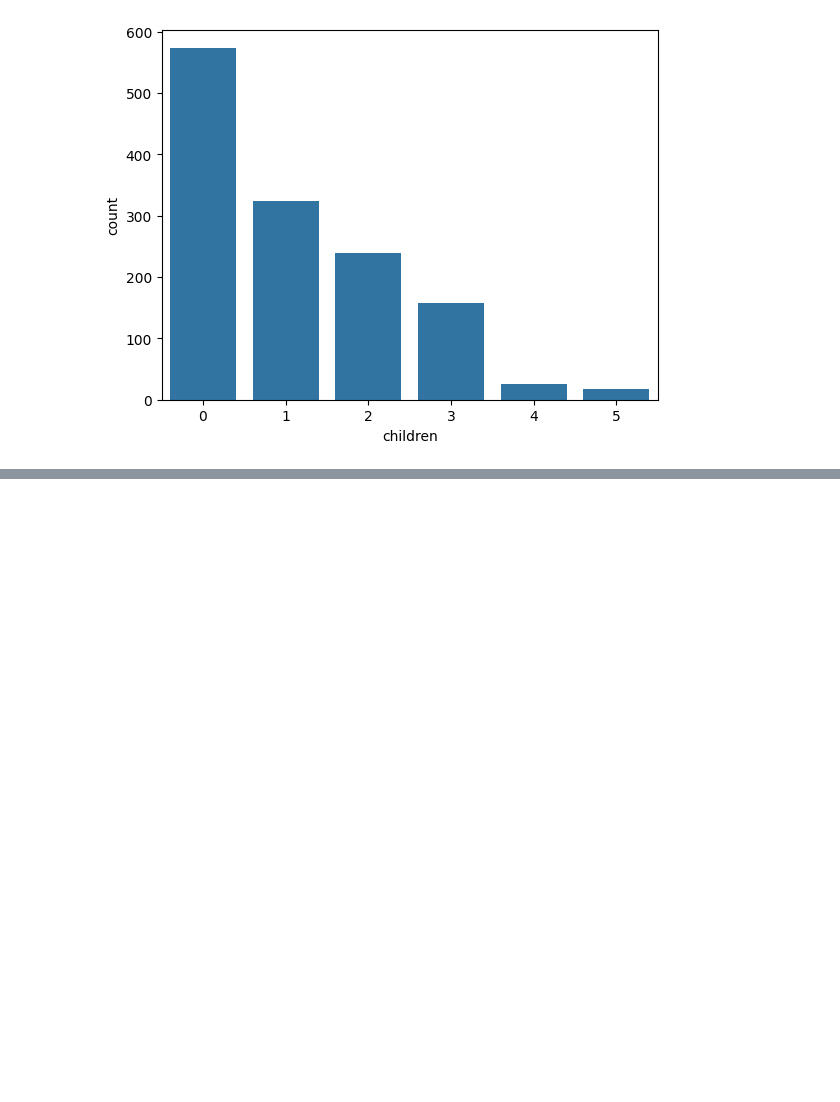
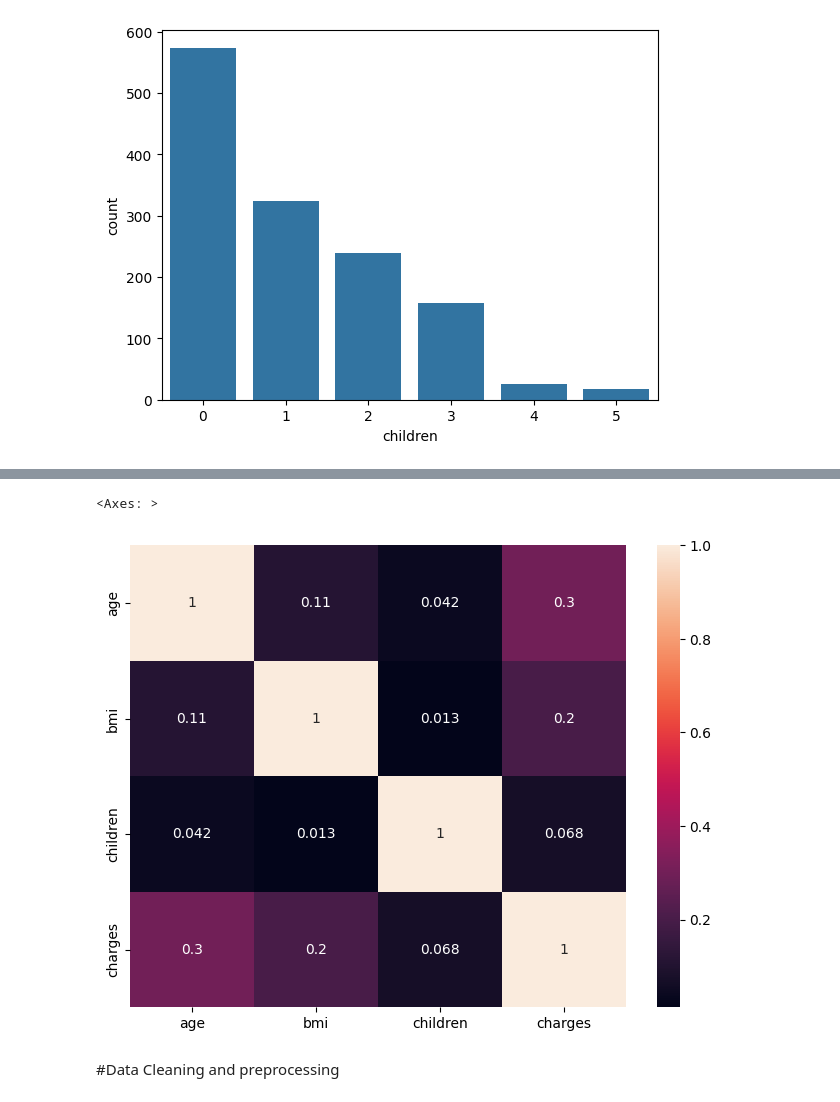
Before and after one commit to Nileshkrishesh/Something, a Jupyter notebook: FirstProject.ipynb, the cells around one changed output, grey strips where cells are left out. Cells and saved outputs as stored; diff of their text form; code cells hidden in the pictures; blank space fills up the shorter version.

```diff
--- a/FirstProject.ipynb
+++ b/FirstProject.ipynb
@@ -103,0 +121,8 @@ sns.countplot(x=df['sex']) # countplot is used to plot the count of each categor
+# %%
+plt.figure(figsize=(8,6))
+sns.heatmap(df.corr(numeric_only=True), annot=True) # heatmap is used to plot the correlation between the columns only for numerical value
+# %% [output]
+<Axes: >
+[figure, added]
+# %% [markdown]
+#Data Cleaning and preprocessing
```
Also changed, not shown: parts of 17 cells of this notebook.
